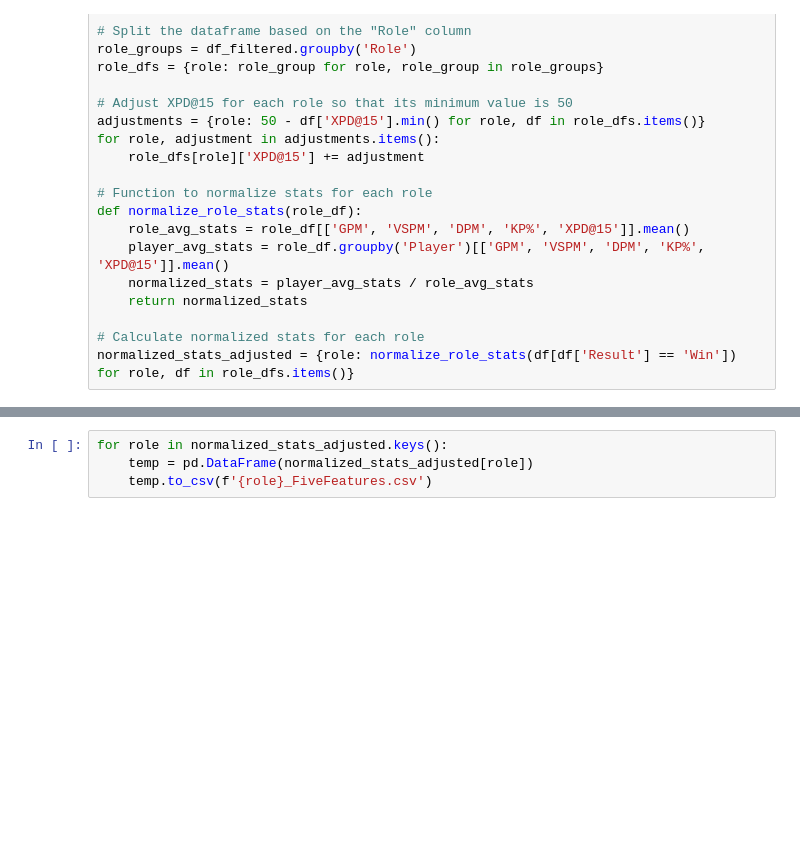
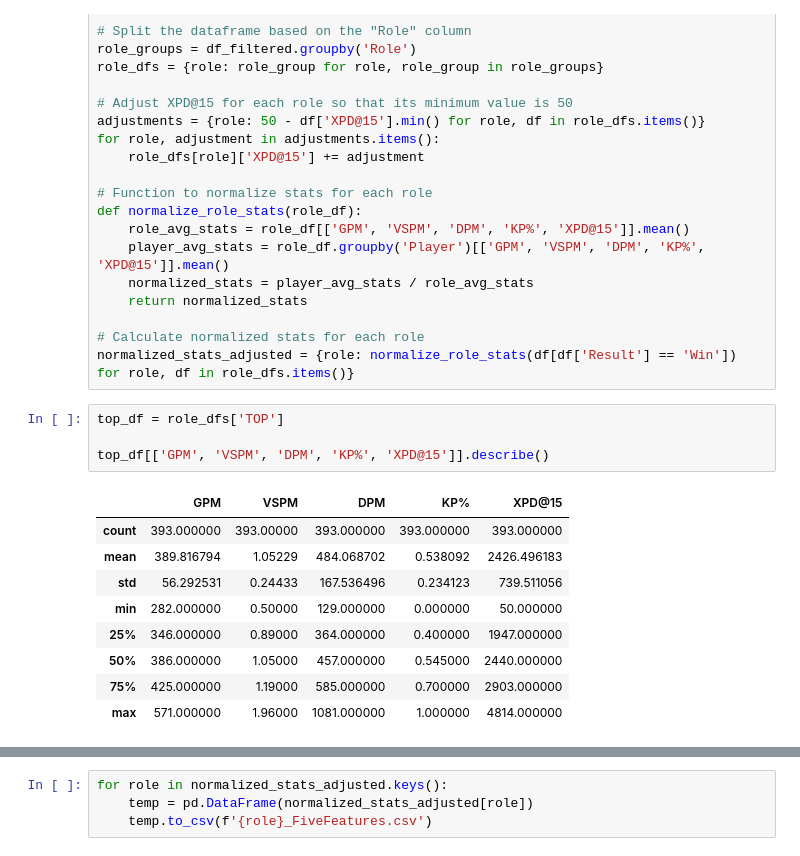
Before and after one commit to wan6570/FlyAI_Project, a Jupyter notebook: Traning/RuleBase/FiveFeatures.ipynb, the cells around one changed output, grey strips where cells are left out. Cells and saved outputs as stored; diff of their text form; blank space fills up the shorter version.

```diff
--- a/Traning/RuleBase/FiveFeatures.ipynb
+++ b/Traning/RuleBase/FiveFeatures.ipynb
@@ -38,3 +80,17 @@ def normalize_role_stats(role_df):
 
 # Calculate normalized stats for each role
 normalized_stats_adjusted = {role: normalize_role_stats(df[df['Result'] == 'Win']) for role, df in role_dfs.items()}
+# %%
+top_df = role_dfs['TOP']
+
+top_df[['GPM', 'VSPM', 'DPM', 'KP%', 'XPD@15']].describe()
+# %% [output]
+|  | GPM | VSPM | DPM | KP% | XPD@15 |
+| count | 393.000000 | 393.00000 | 393.000000 | 393.000000 | 393.000000 |
+| mean | 389.816794 | 1.05229 | 484.068702 | 0.538092 | 2426.496183 |
+| std | 56.292531 | 0.24433 | 167.536496 | 0.234123 | 739.511056 |
+| min | 282.000000 | 0.50000 | 129.000000 | 0.000000 | 50.000000 |
+| 25% | 346.000000 | 0.89000 | 364.000000 | 0.400000 | 1947.000000 |
+| 50% | 386.000000 | 1.05000 | 457.000000 | 0.545000 | 2440.000000 |
+| 75% | 425.000000 | 1.19000 | 585.000000 | 0.700000 | 2903.000000 |
+| max | 571.000000 | 1.96000 | 1081.000000 | 1.000000 | 4814.000000 |
```
Also changed, not shown: parts of 9 cells of this notebook, 4 other files.
